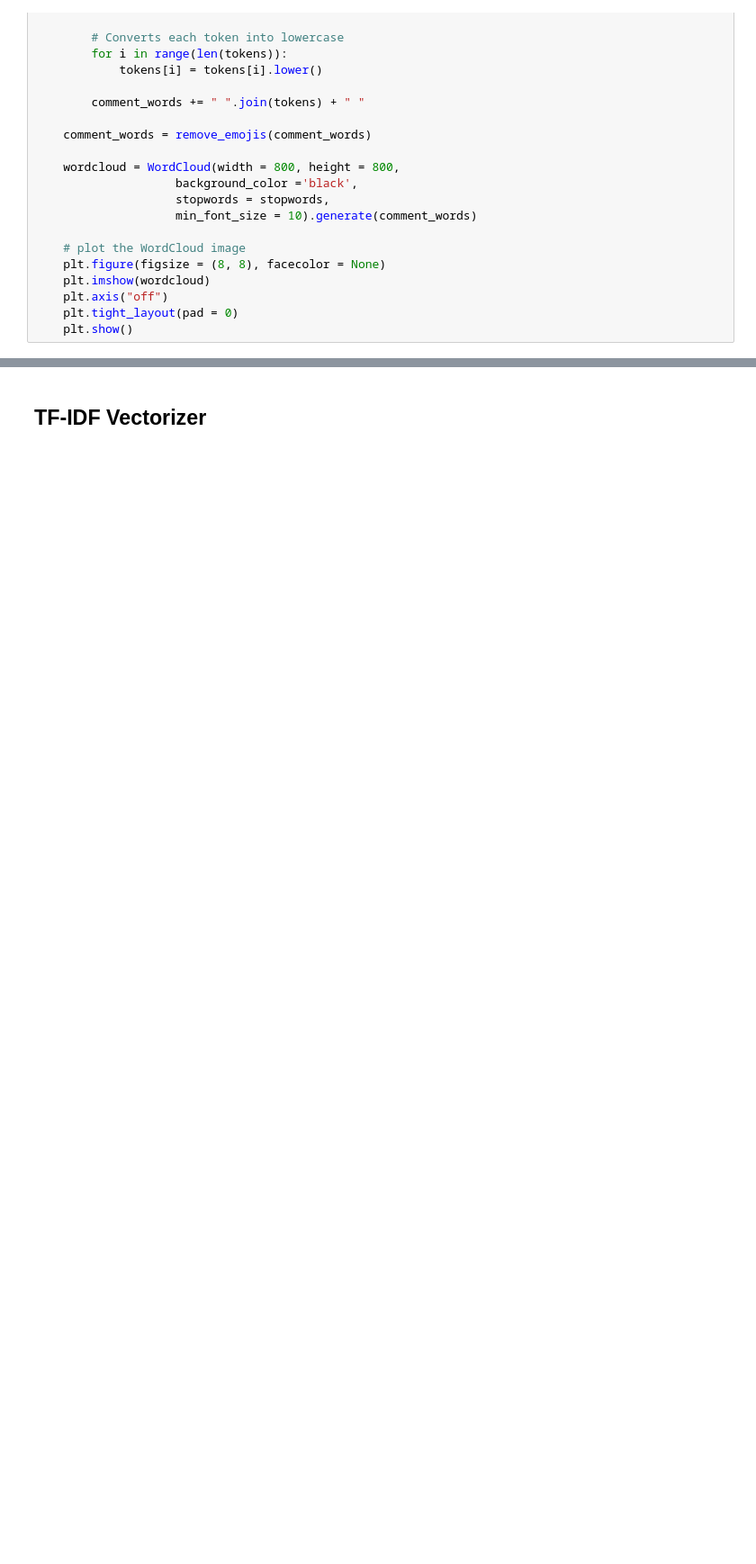
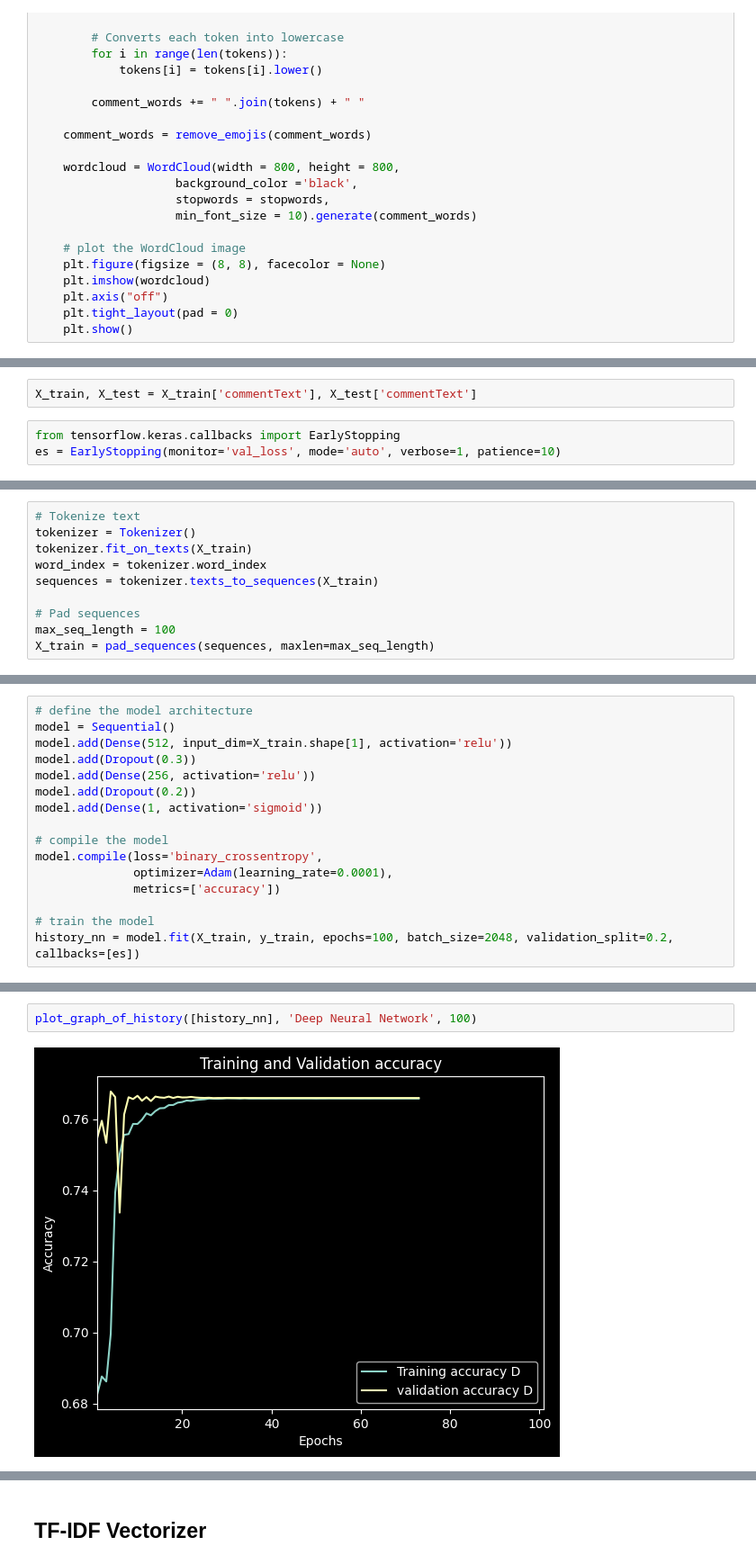
Before and after one commit to premanshsharma/Multilingual-Abusive-Comment-Detection, a Jupyter notebook: abusiveCommentDetectionPythonCode.ipynb, the cells around one changed output, grey strips where cells are left out. Shown at 90% size. Saved outputs shown, nothing was run; the diff lists cells and outputs as text; blank space fills up the shorter version.

```diff
--- a/abusiveCommentDetectionPythonCode.ipynb
+++ b/abusiveCommentDetectionPythonCode.ipynb
@@ -104,0 +215,5 @@ def create_word_cloud(df):
+# %%
+X_train, X_test = X_train['commentText'], X_test['commentText']
+# %%
+from tensorflow.keras.callbacks import EarlyStopping
+es = EarlyStopping(monitor='val_loss', mode='auto', verbose=1, patience=10)
@@ -104,0 +222,10 @@ def create_word_cloud(df):
+# %%
+# Tokenize text
+tokenizer = Tokenizer()
+tokenizer.fit_on_texts(X_train)
+word_index = tokenizer.word_index
+sequences = tokenizer.texts_to_sequences(X_train)
+
+# Pad sequences
+max_seq_length = 100
+X_train = pad_sequences(sequences, maxlen=max_seq_length)
@@ -104,0 +244,16 @@ def create_word_cloud(df):
+# %%
+# define the model architecture
+model = Sequential()
+model.add(Dense(512, input_dim=X_train.shape[1], activation='relu'))
+model.add(Dropout(0.3))
+model.add(Dense(256, activation='relu'))
+model.add(Dropout(0.2))
+model.add(Dense(1, activation='sigmoid'))
+
+# compile the model
+model.compile(loss='binary_crossentropy',
+              optimizer=Adam(learning_rate=0.0001),
+              metrics=['accuracy'])
+
+# train the model
+history_nn = model.fit(X_train, y_train, epochs=100, batch_size=2048, validation_split=0.2, callbacks=[es])
@@ -104,0 +287,4 @@ def create_word_cloud(df):
+# %%
+plot_graph_of_history([history_nn], 'Deep Neural Network', 100)
+# %% [output]
+[figure, added]
```
Also changed, not shown: parts of 38 cells of this notebook.
